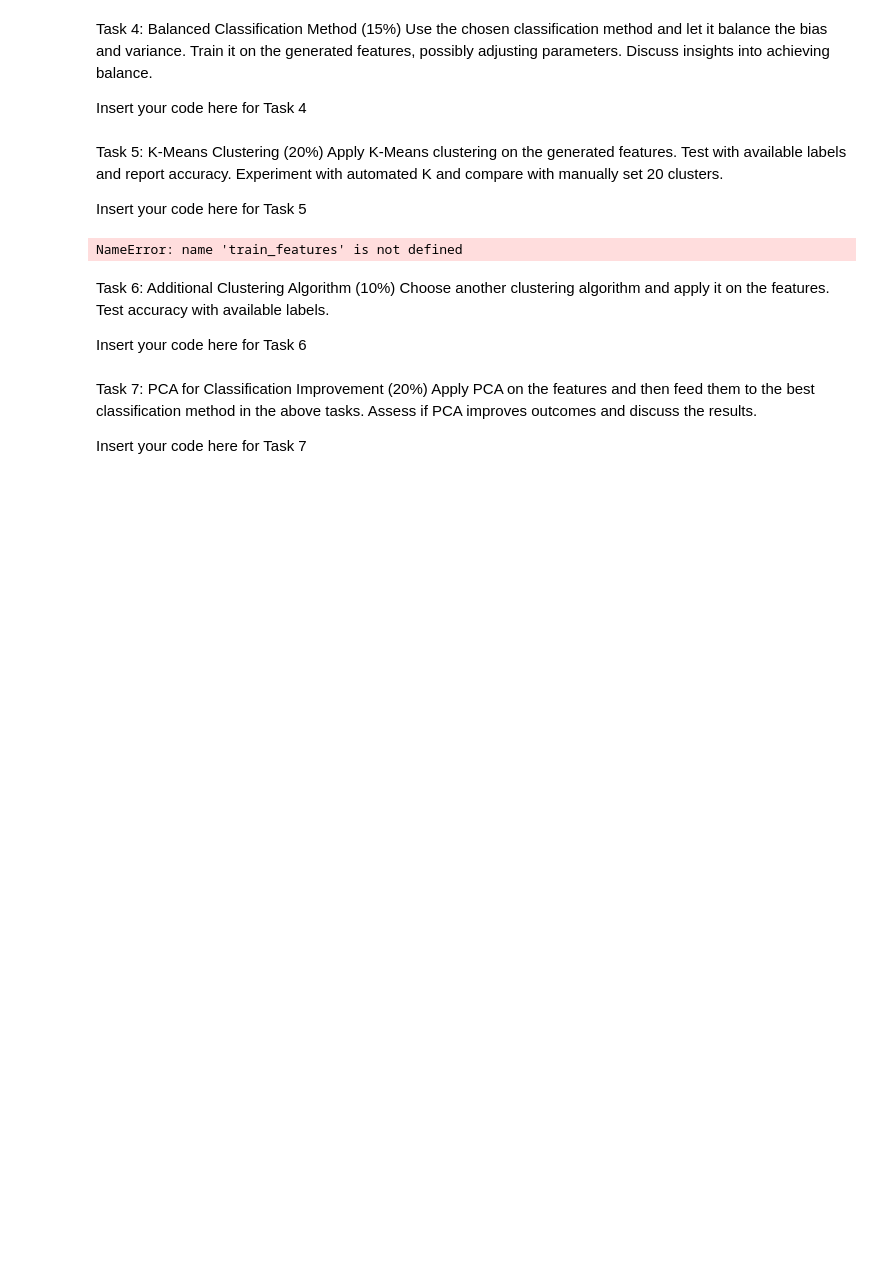
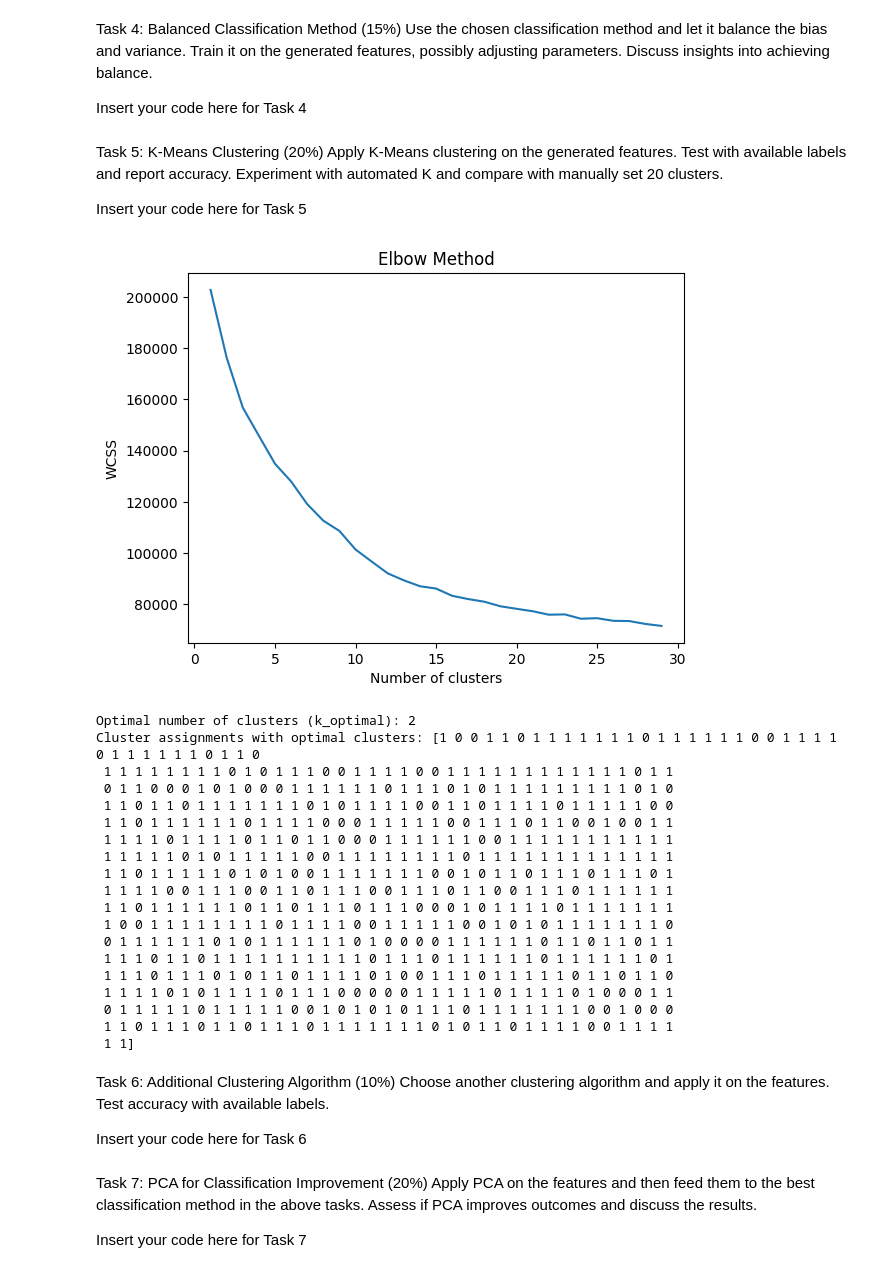
Before and after one commit to SeivenBell/Data_Science_and_Statistical_Learning_Projects, a Jupyter notebook: Assignment1.ipynb, the cells around one changed output. Drawn from its saved outputs; the diff is of its cells as text; code cells hidden in the pictures; blank space fills up the shorter version.

Commit message:
tests of KMeans

```diff
--- a/Assignment1.ipynb
+++ b/Assignment1.ipynb
@@ -252,42 +252,65 @@ print(f"Balanced SVM Accuracy Variance: {balanced_accuracy_var}")
 
  Insert your code here for Task 5
 # %%
-
 # Assuming 'train_features' are the features extracted from the images
 
 # Apply K-Means with manually set 20 clusters
 kmeans_20 = KMeans(n_clusters=20, random_state=42)
 clusters_20 = kmeans_20.fit_predict(train_features)
 
 # Since KMeans does not inherently provide labels matching to original labels,
 # a mapping function or strategy is needed to evaluate clustering accuracy.
 
 # Apply K-Means with automated K (e.g., using the Elbow method or other heuristic)
 # This step would involve determining the optimal number of clusters K,
 # which can be done using methods like the Elbow Method or the Silhouette Score.
 
 # Example for Elbow Method (commented out because it requires plotting)
 
 
-# wcss = []
-# for i in range(1, 21):
-#     kmeans = KMeans(n_clusters=i, random_state=42)
-#     kmeans.fit(train_features)
-#     wcss.append(kmeans.inertia_)
-# plt.plot(range(1, 21), wcss)
-# plt.title('Elbow Method')
-# plt.xlabel('Number of clusters')
-# plt.ylabel('WCSS')  # Within cluster sum of squares
-# plt.show()
-
+wcss = []
+for i in range(1, 30):
+    kmeans = KMeans(n_clusters=i, random_state=42, n_init=10)
+    kmeans.fit(train_features)
+    wcss.append(kmeans.inertia_)
+plt.plot(range(1, 30), wcss)
+plt.title("Elbow Method")
+plt.xlabel("Number of clusters")
+plt.ylabel("WCSS")  # Within cluster sum of squares
+plt.show()
+# Determine the elbow point in the WCSS
+diffs = np.diff(wcss)
+k_optimal = (
+    np.argmin(diffs) + 2
+)  # +2 because the first cluster number is 2 (index starts from 0)
 # Assuming optimal K is found, e.g., k_optimal
-# kmeans_opt = KMeans(n_clusters=k_optimal, random_state=42)
-# clusters_opt = kmeans_opt.fit_predict(train_features)
-
-# Accuracy reporting would require a strategy to match cluster labels to true labels, which is non-trivial
+kmeans_opt = KMeans(n_clusters=k_optimal, random_state=42)
+clusters_opt = kmeans_opt.fit_predict(train_features)
+print("Optimal number of clusters (k_optimal):", k_optimal)
+print("Cluster assignments with optimal clusters:", clusters_opt)
+# Accuracy reporti#ng would require a strategy to match cluster labels to true labels, which is non-trivial
 # because clustering is unsupervised and does not directly produce class labels that match with the ground truth.
 # %% [output]
+[figure, added]
-NameError: name 'train_features' is not defined
+Optimal number of clusters (k_optimal): 2
+Cluster assignments with optimal clusters: [1 0 0 1 1 0 1 1 1 1 1 1 1 0 1 1 1 1 1 1 0 0 1 1 1 1 0 1 1 1 1 1 1 0 1 1 0
+ 1 1 1 1 1 1 1 1 0 1 0 1 1 1 0 0 1 1 1 1 0 0 1 1 1 1 1 1 1 1 1 1 1 1 0 1 1
+ 0 1 1 0 0 0 1 0 1 0 0 0 1 1 1 1 1 1 0 1 1 1 0 1 0 1 1 1 1 1 1 1 1 1 0 1 0
+ 1 1 0 1 1 0 1 1 1 1 1 1 1 0 1 0 1 1 1 1 0 0 1 1 0 1 1 1 1 0 1 1 1 1 1 0 0
+ 1 1 0 1 1 1 1 1 1 0 1 1 1 1 0 0 0 1 1 1 1 1 0 0 1 1 1 0 1 1 0 0 1 0 0 1 1
+ 1 1 1 1 0 1 1 1 1 0 1 1 0 1 1 0 0 0 1 1 1 1 1 1 0 0 1 1 1 1 1 1 1 1 1 1 1
+ 1 1 1 1 1 0 1 0 1 1 1 1 1 0 0 1 1 1 1 1 1 1 1 0 1 1 1 1 1 1 1 1 1 1 1 1 1
+ 1 1 0 1 1 1 1 1 0 1 0 1 0 0 1 1 1 1 1 1 1 0 0 1 0 1 1 0 1 1 1 0 1 1 1 0 1
+ 1 1 1 1 0 0 1 1 1 0 0 1 1 0 1 1 1 0 0 1 1 1 0 1 1 0 0 1 1 1 0 1 1 1 1 1 1
+ 1 1 0 1 1 1 1 1 1 0 1 1 0 1 1 1 0 1 1 1 0 0 0 1 0 1 1 1 1 0 1 1 1 1 1 1 1
+ 1 0 0 1 1 1 1 1 1 1 1 0 1 1 1 1 0 0 1 1 1 1 1 0 0 1 0 1 0 1 1 1 1 1 1 1 0
+ 0 1 1 1 1 1 1 0 1 0 1 1 1 1 1 1 0 1 0 0 0 0 1 1 1 1 1 1 0 1 1 0 1 1 0 1 1
+ 1 1 1 0 1 1 0 1 1 1 1 1 1 1 1 1 1 0 1 1 1 0 1 1 1 1 1 1 0 1 1 1 1 1 1 0 1
+ 1 1 1 0 1 1 1 0 1 0 1 1 0 1 1 1 1 0 1 0 0 1 1 1 0 1 1 1 1 1 0 1 1 0 1 1 0
+ 1 1 1 1 0 1 0 1 1 1 1 0 1 1 1 0 0 0 0 0 1 1 1 1 1 0 1 1 1 1 0 1 0 0 0 1 1
+ 0 1 1 1 1 1 0 1 1 1 1 1 0 0 1 0 1 0 1 0 1 1 1 0 1 1 1 1 1 1 1 0 0 1 0 0 0
+ 1 1 0 1 1 1 0 1 1 0 1 1 1 0 1 1 1 1 1 1 1 0 1 0 1 1 0 1 1 1 1 0 0 1 1 1 1
+ 1 1]
 # %% [markdown]
  Task 6: Additional Clustering Algorithm (10%)
  Choose another clustering algorithm and apply it on the features.
```
Also changed, not shown: parts of 2 cells of this notebook.
